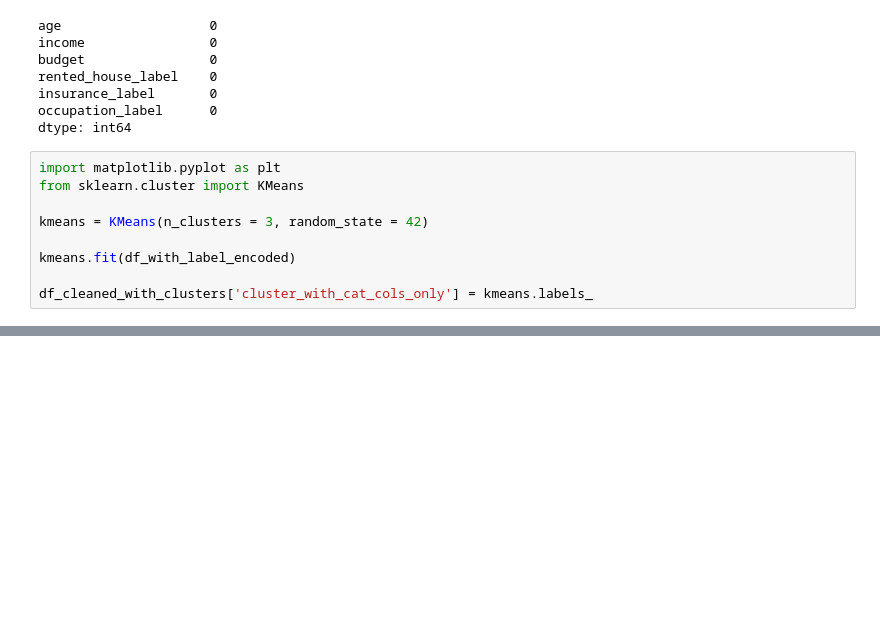
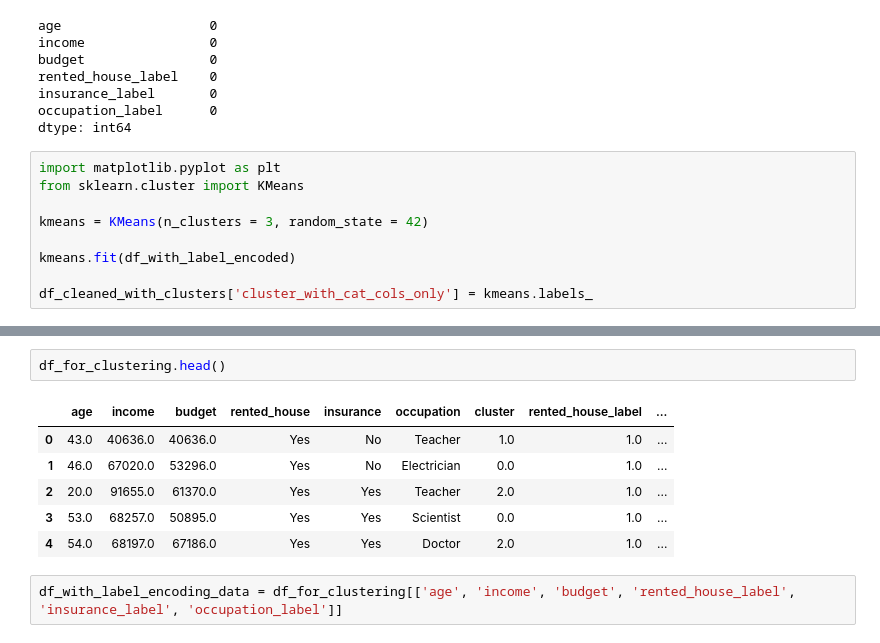
Before and after one commit to karthikeya-1508/ML_prac_files, a Jupyter notebook: clustering/clustering_sales_data.ipynb, the cells around one changed output, grey strips where cells are left out. Drawn from its saved outputs; the diff is of its cells as text; blank space fills up the shorter version.

```diff
--- a/clustering/clustering_sales_data.ipynb
+++ b/clustering/clustering_sales_data.ipynb
@@ -635,0 +752,11 @@ plt.show()
+# %%
+df_for_clustering.head()
+# %% [output]
+|  | age | income | budget | rented_house | insurance | occupation | cluster | rented_house_label | ... |
+| 0 | 43.0 | 40636.0 | 40636.0 | Yes | No | Teacher | 1.0 | 1.0 | ... |
+| 1 | 46.0 | 67020.0 | 53296.0 | Yes | No | Electrician | 0.0 | 1.0 | ... |
+| 2 | 20.0 | 91655.0 | 61370.0 | Yes | Yes | Teacher | 2.0 | 1.0 | ... |
+| 3 | 53.0 | 68257.0 | 50895.0 | Yes | Yes | Scientist | 0.0 | 1.0 | ... |
+| 4 | 54.0 | 68197.0 | 67186.0 | Yes | Yes | Doctor | 2.0 | 1.0 | ... |
+# %%
+df_with_label_encoding_data = df_for_clustering[['age', 'income', 'budget', 'rented_house_label', 'insurance_label', 'occupation_label']]
```
Also changed, not shown: parts of 59 cells of this notebook.
